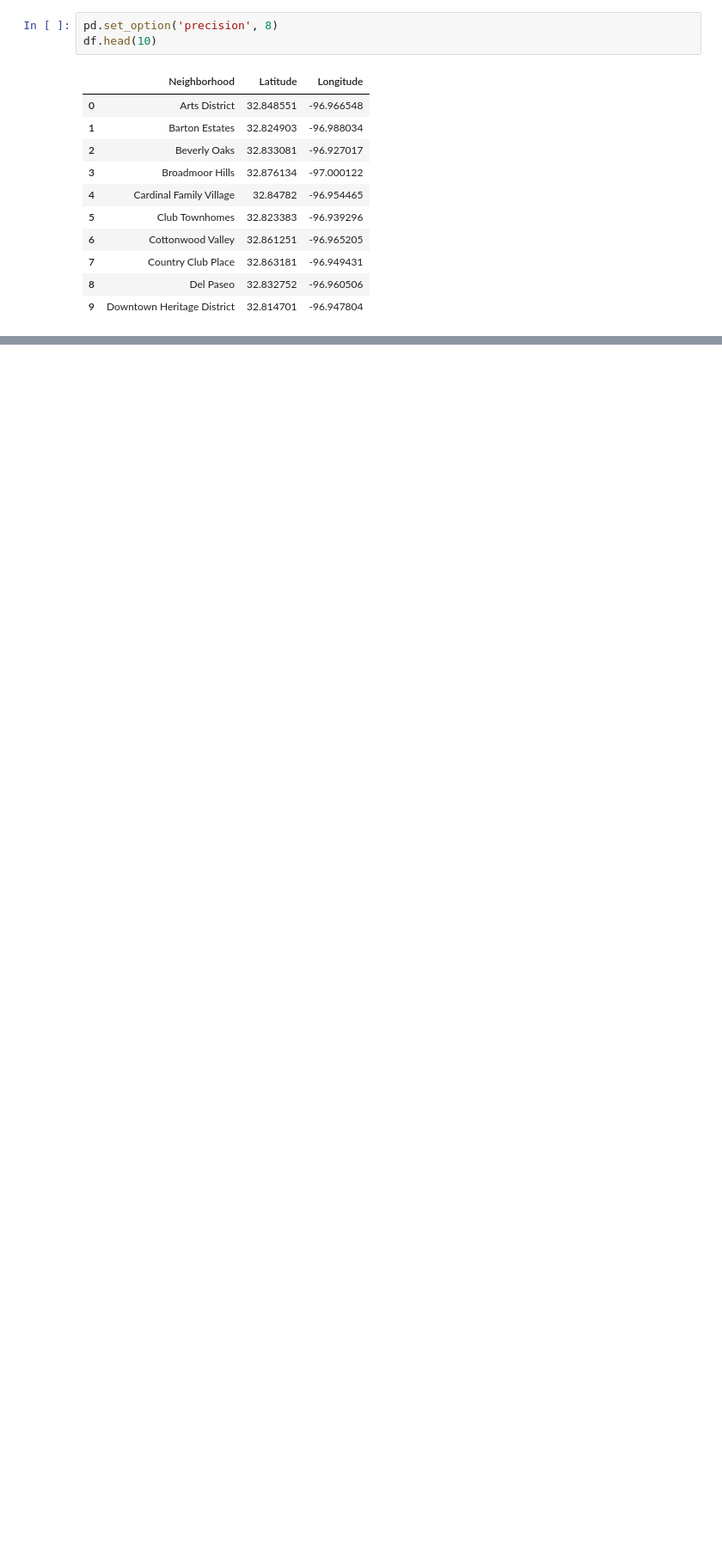
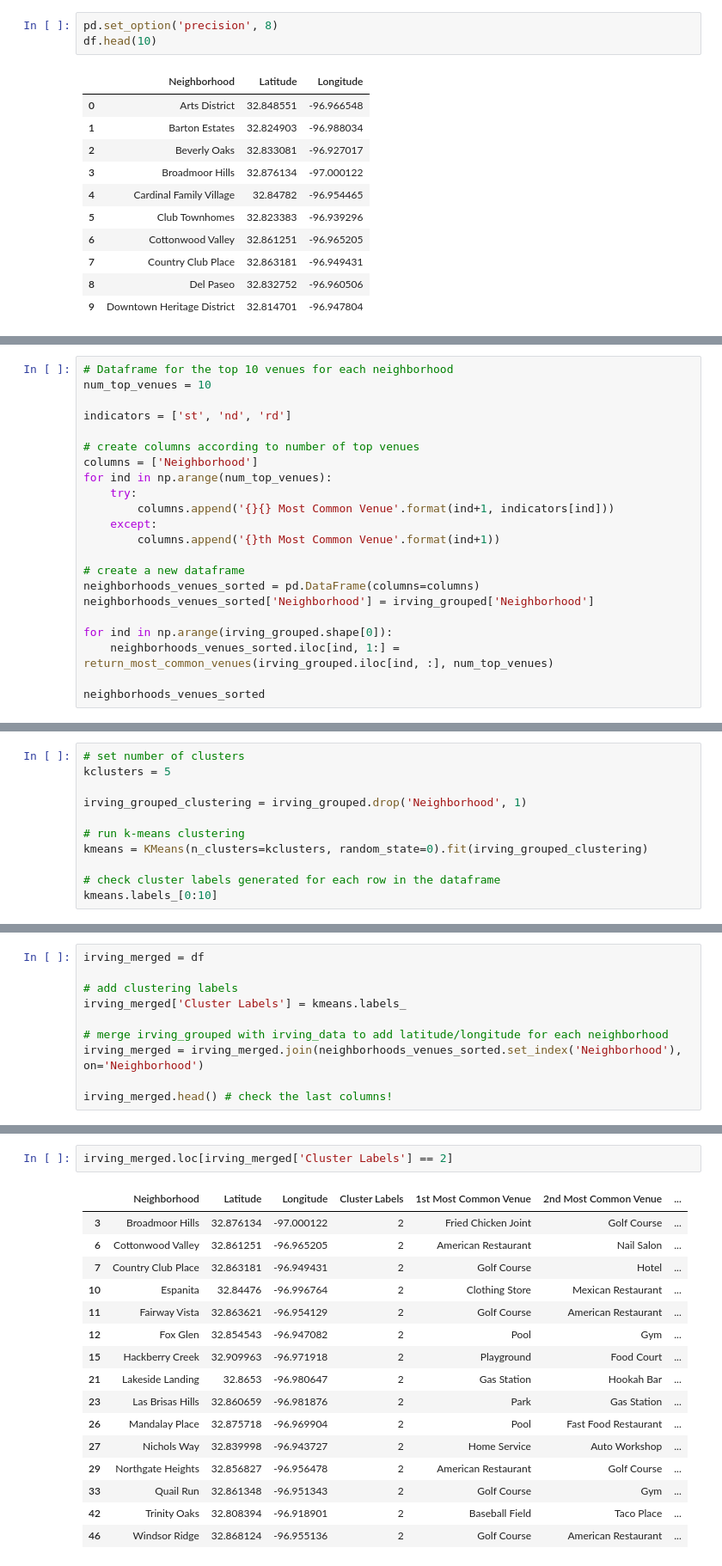
Before and after one commit to alan-cespedes/Coursera_Capstone, a Jupyter notebook: Segmenting and Clustering Neighborhoods in Irving.ipynb, the cells around one changed output, grey strips where cells are left out. Shown at 86% size. Drawn from its saved outputs; the diff is of its cells as text; blank space fills up the shorter version.

```diff
--- a/Segmenting and Clustering Neighborhoods in Irving.ipynb
+++ b/Segmenting and Clustering Neighborhoods in Irving.ipynb
@@ -125,0 +424,22 @@ df.head(10)
+# %%
+# Dataframe for the top 10 venues for each neighborhood
+num_top_venues = 10
+
+indicators = ['st', 'nd', 'rd']
+
+# create columns according to number of top venues
+columns = ['Neighborhood']
+for ind in np.arange(num_top_venues):
+    try:
+        columns.append('{}{} Most Common Venue'.format(ind+1, indicators[ind]))
+    except:
+        columns.append('{}th Most Common Venue'.format(ind+1))
+
+# create a new dataframe
+neighborhoods_venues_sorted = pd.DataFrame(columns=columns)
+neighborhoods_venues_sorted['Neighborhood'] = irving_grouped['Neighborhood']
+
+for ind in np.arange(irving_grouped.shape[0]):
+    neighborhoods_venues_sorted.iloc[ind, 1:] = return_most_common_venues(irving_grouped.iloc[ind, :], num_top_venues)
+
+neighborhoods_venues_sorted
@@ -125,0 +468,11 @@ df.head(10)
+# %%
+# set number of clusters
+kclusters = 5
+
+irving_grouped_clustering = irving_grouped.drop('Neighborhood', 1)
+
+# run k-means clustering
+kmeans = KMeans(n_clusters=kclusters, random_state=0).fit(irving_grouped_clustering)
+
+# check cluster labels generated for each row in the dataframe
+kmeans.labels_[0:10]
@@ -125,0 +483,10 @@ df.head(10)
+# %%
+irving_merged = df
+
+# add clustering labels
+irving_merged['Cluster Labels'] = kmeans.labels_
+
+# merge irving_grouped with irving_data to add latitude/longitude for each neighborhood
+irving_merged = irving_merged.join(neighborhoods_venues_sorted.set_index('Neighborhood'), on='Neighborhood')
+
+irving_merged.head() # check the last columns!
@@ -125,0 +563,19 @@ df.head(10)
+# %%
+irving_merged.loc[irving_merged['Cluster Labels'] == 2]
+# %% [output]
+|  | Neighborhood | Latitude | Longitude | Cluster Labels | 1st Most Common Venue | 2nd Most Common Venue | ... |
+| 3 | Broadmoor Hills | 32.876134 | -97.000122 | 2 | Fried Chicken Joint | Golf Course | ... |
+| 6 | Cottonwood Valley | 32.861251 | -96.965205 | 2 | American Restaurant | Nail Salon | ... |
+| 7 | Country Club Place | 32.863181 | -96.949431 | 2 | Golf Course | Hotel | ... |
+| 10 | Espanita | 32.84476 | -96.996764 | 2 | Clothing Store | Mexican Restaurant | ... |
+| 11 | Fairway Vista | 32.863621 | -96.954129 | 2 | Golf Course | American Restaurant | ... |
+| 12 | Fox Glen | 32.854543 | -96.947082 | 2 | Pool | Gym | ... |
+| 15 | Hackberry Creek | 32.909963 | -96.971918 | 2 | Playground | Food Court | ... |
+| 21 | Lakeside Landing | 32.8653 | -96.980647 | 2 | Gas Station | Hookah Bar | ... |
+| 23 | Las Brisas Hills | 32.860659 | -96.981876 | 2 | Park | Gas Station | ... |
+| 26 | Mandalay Place | 32.875718 | -96.969904 | 2 | Pool | Fast Food Restaurant | ... |
+| 27 | Nichols Way | 32.839998 | -96.943727 | 2 | Home Service | Auto Workshop | ... |
+| 29 | Northgate Heights | 32.856827 | -96.956478 | 2 | American Restaurant | Golf Course | ... |
+| 33 | Quail Run | 32.861348 | -96.951343 | 2 | Golf Course | Gym | ... |
+| 42 | Trinity Oaks | 32.808394 | -96.918901 | 2 | Baseball Field | Taco Place | ... |
+| 46 | Windsor Ridge | 32.868124 | -96.955136 | 2 | Golf Course | American Restaurant | ... |
```
Also changed, not shown: parts of 57 cells of this notebook.
